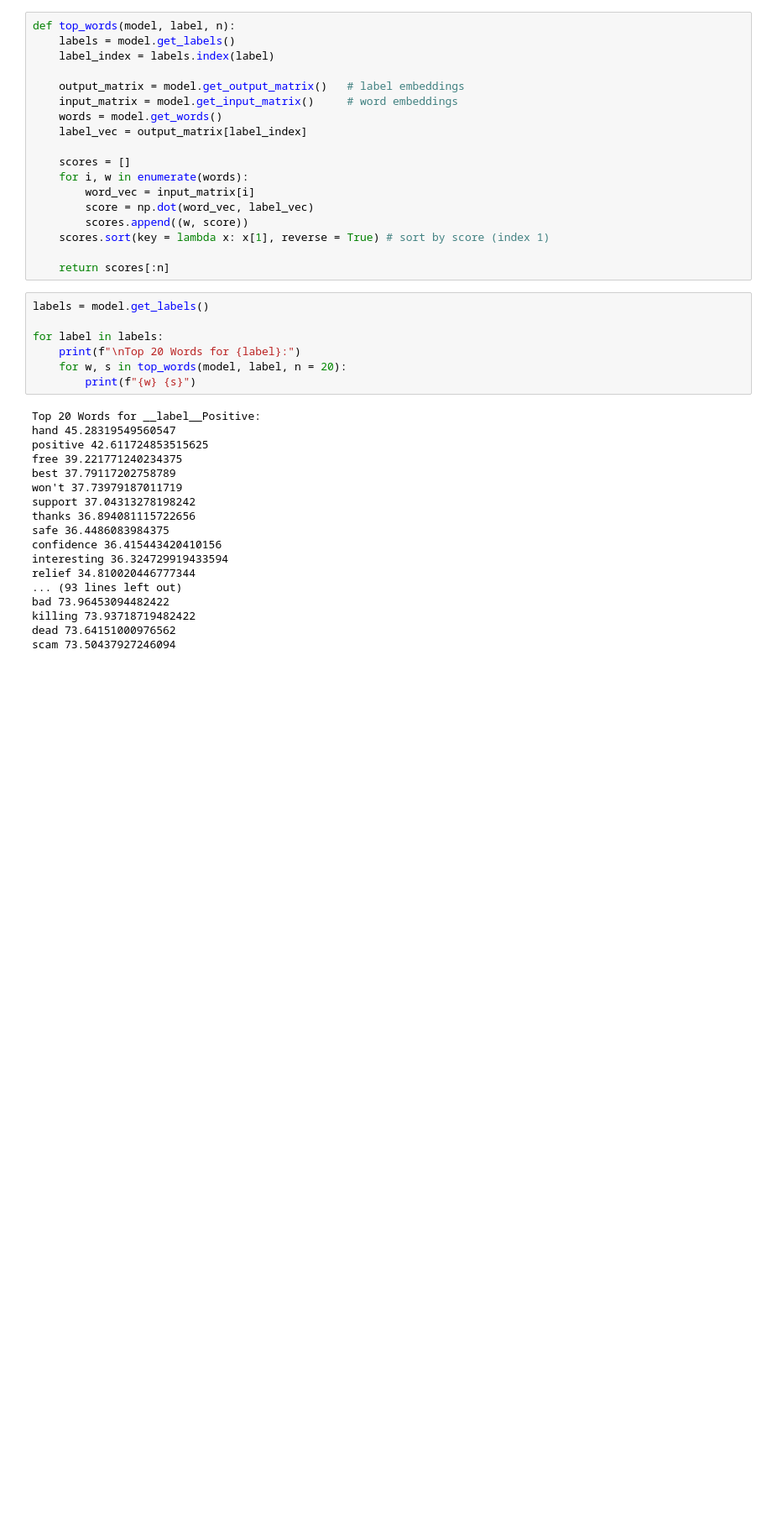
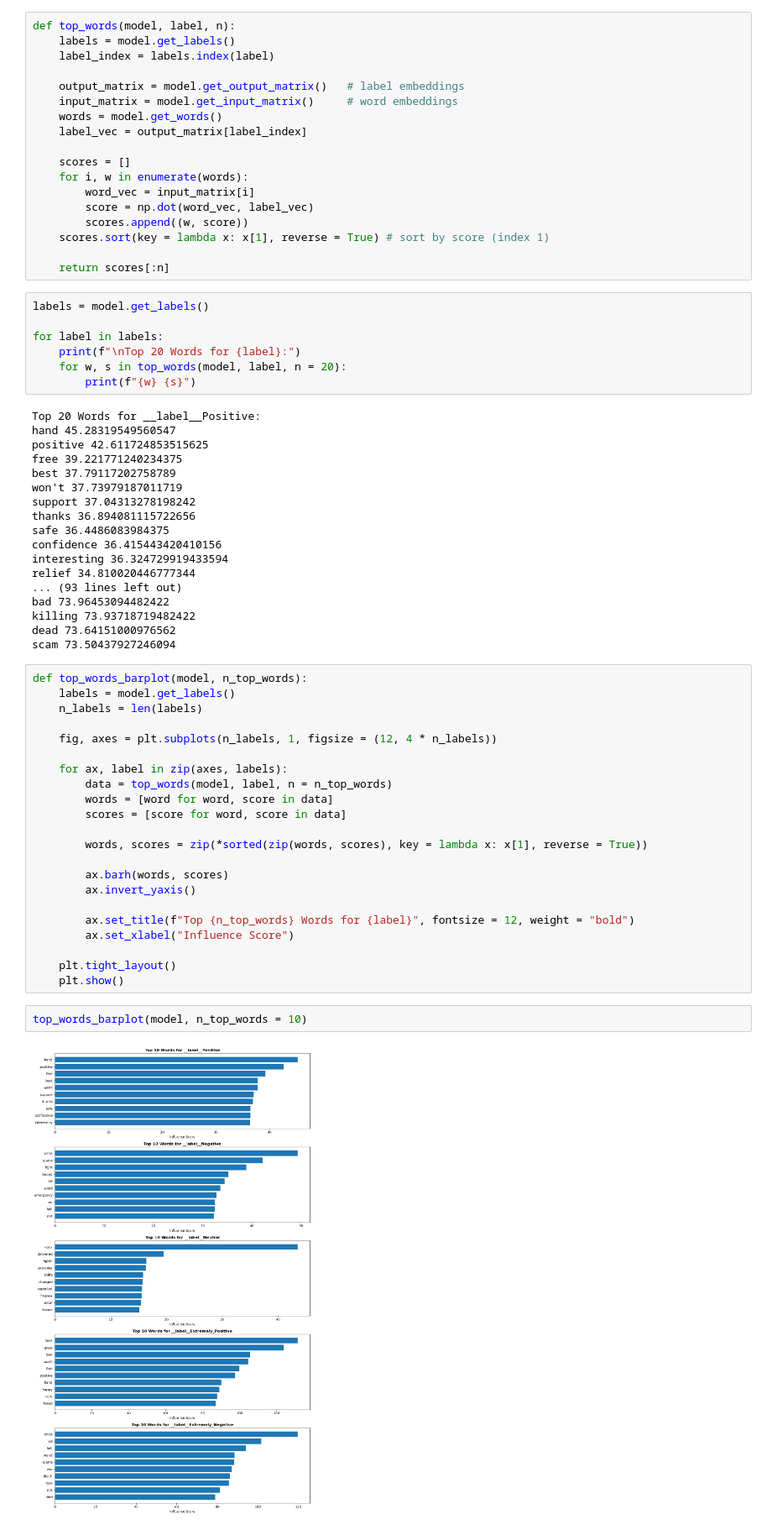
Before and after one commit to stefanusfelix/Coronavirus-Tweets-Text-Classification, a Jupyter notebook: corona_tweets_nlp.ipynb, the cells around one changed output. Shown at 84% size. Saved outputs shown, nothing was run; the diff lists cells and outputs as text; blank space fills up the shorter version.

Commit message:
Visualise top words by label

```diff
--- a/corona_tweets_nlp.ipynb
+++ b/corona_tweets_nlp.ipynb
@@ -343,3 +343,29 @@ bad 73.96453094482422
 killing 73.93718719482422
 dead 73.64151000976562
 scam 73.50437927246094
+# %%
+def top_words_barplot(model, n_top_words):
+    labels = model.get_labels()
+    n_labels = len(labels)
+
+    fig, axes = plt.subplots(n_labels, 1, figsize = (12, 4 * n_labels))
+
+    for ax, label in zip(axes, labels):
+        data = top_words(model, label, n = n_top_words)
+        words = [word for word, score in data]
+        scores = [score for word, score in data]
+
+        words, scores = zip(*sorted(zip(words, scores), key = lambda x: x[1], reverse = True))
+
+        ax.barh(words, scores)
+        ax.invert_yaxis()
+
+        ax.set_title(f"Top {n_top_words} Words for {label}", fontsize = 12, weight = "bold")
+        ax.set_xlabel("Influence Score")
+
+    plt.tight_layout()
+    plt.show()
+# %%
+top_words_barplot(model, n_top_words = 10)
+# %% [output]
+[figure, added]
```
